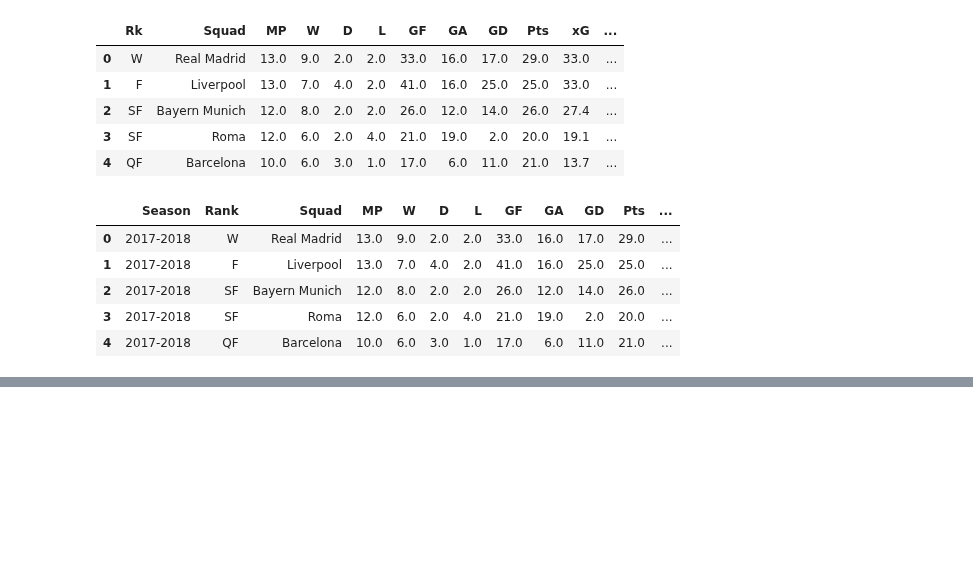
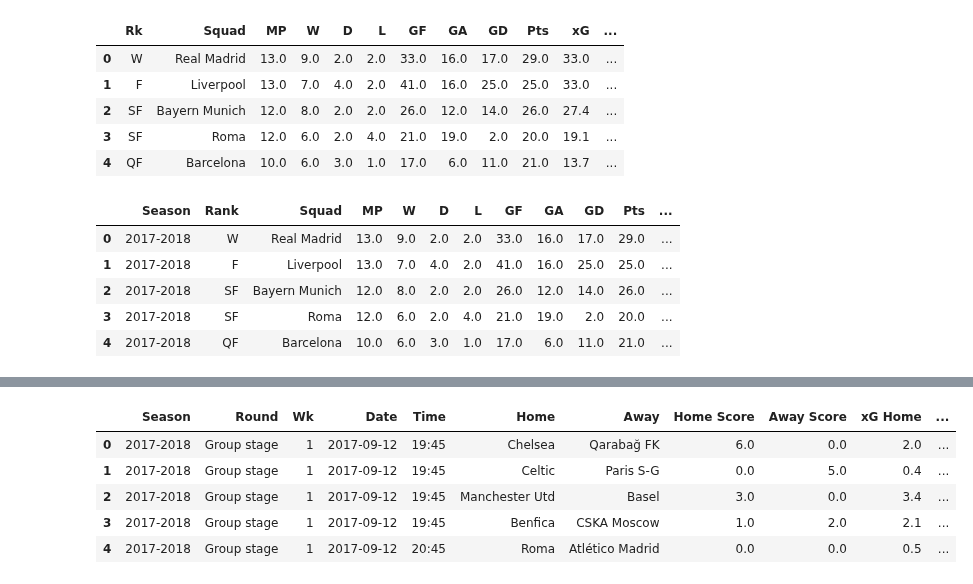
Before and after one commit to GurpreetChugh/Project-Football, a Jupyter notebook: UEFA_Project_Football.ipynb, the cells around one changed output, grey strips where cells are left out. Saved outputs shown, nothing was run; the diff lists cells and outputs as text; code cells hidden in the pictures; blank space fills up the shorter version.

```diff
--- a/UEFA_Project_Football.ipynb
+++ b/UEFA_Project_Football.ipynb
@@ -110,9 +180,16 @@ uefa_all_seasons_matches_df['League'] = 'UEFA'
 # %%
 # Reordering the columns
 uefa_all_seasons_matches_df = uefa_all_seasons_matches_df[['Season','Round', 'Wk', 'Date', 'Time', 'Home', 'Away','Home Score',
                                                            'Away Score', 'xG Home', 'xG Away', 'xG Diff', 'Actual Diff',
-                                                           'Attendance', 'Venue', 'Referee']]
+                                                           'Attendance', 'Venue', 'Referee', 'League']]
 uefa_all_seasons_matches_df.head()
+# %% [output]
+|  | Season | Round | Wk | Date | Time | Home | Away | Home Score | Away Score | xG Home | ... |
+| 0 | 2017-2018 | Group stage | 1 | 2017-09-12 | 19:45 | Chelsea | Qarabağ FK | 6.0 | 0.0 | 2.0 | ... |
+| 1 | 2017-2018 | Group stage | 1 | 2017-09-12 | 19:45 | Celtic | Paris S-G | 0.0 | 5.0 | 0.4 | ... |
+| 2 | 2017-2018 | Group stage | 1 | 2017-09-12 | 19:45 | Manchester Utd | Basel | 3.0 | 0.0 | 3.4 | ... |
+| 3 | 2017-2018 | Group stage | 1 | 2017-09-12 | 19:45 | Benfica | CSKA Moscow | 1.0 | 2.0 | 2.1 | ... |
+| 4 | 2017-2018 | Group stage | 1 | 2017-09-12 | 20:45 | Roma | Atlético Madrid | 0.0 | 0.0 | 0.5 | ... |
 # %%
 uefa_all_seasons_matches_df.to_csv('Data/uefa_all_seasons_matches.csv', encoding = 'utf-8')
 uefa_all_seasons_sum_df.to_csv('Data/uefa_all_seasons_sum.csv', encoding = 'utf-8')
```
Also changed, not shown: parts of 7 cells of this notebook.
